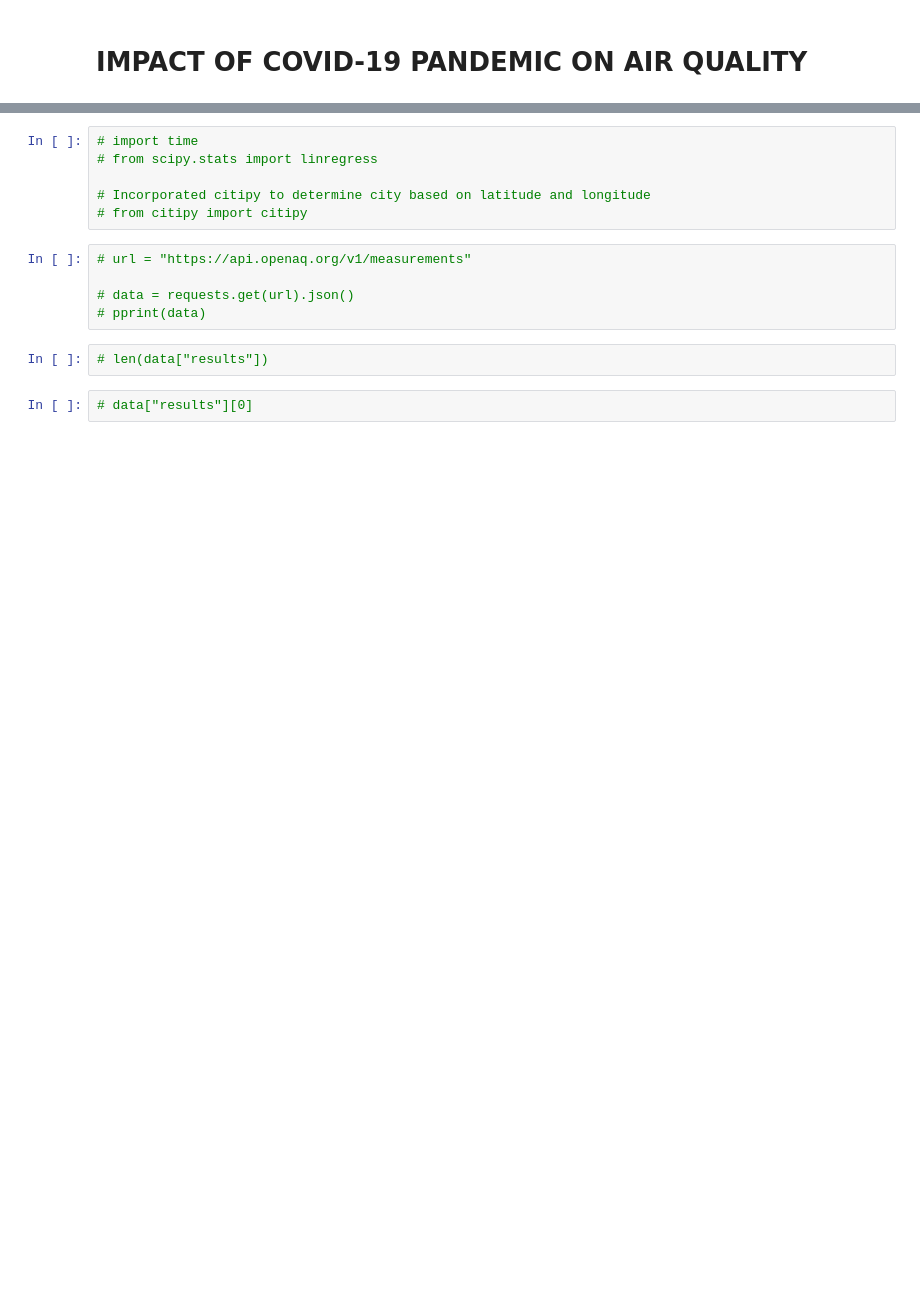
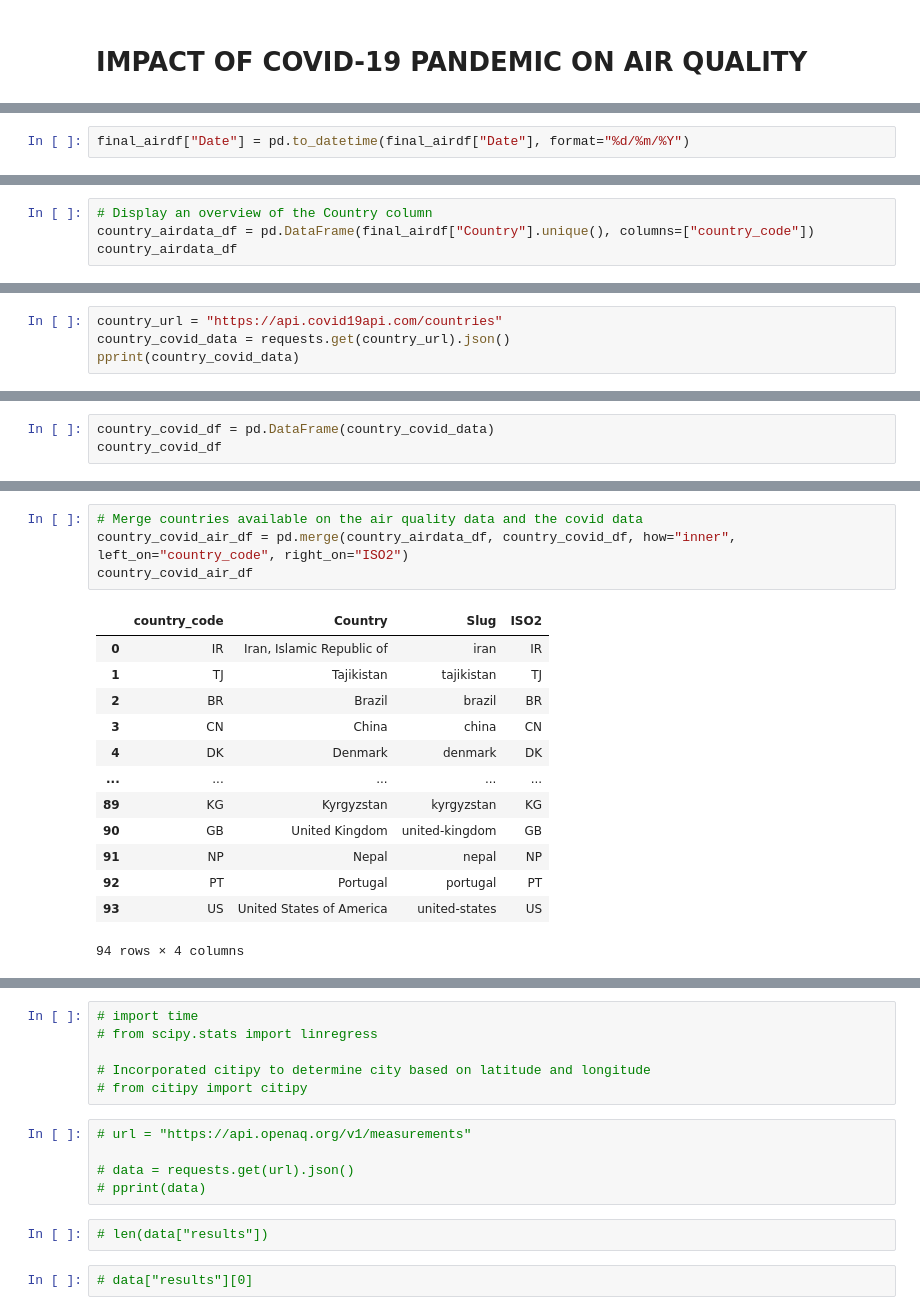
Before and after one commit to poojaisabelle/Project-One, a Jupyter notebook: data_exploration_cleanup_TRACEY.ipynb, the cells around one changed output, grey strips where cells are left out. Saved outputs shown, nothing was run; the diff lists cells and outputs as text; blank space fills up the shorter version.

Commit message:
Got the air and covid data. Cleaned up. Exported to 2 csv file

```diff
--- a/data_exploration_cleanup_TRACEY.ipynb
+++ b/data_exploration_cleanup_TRACEY.ipynb
@@ -4,0 +150,2 @@
+# %%
+final_airdf["Date"] = pd.to_datetime(final_airdf["Date"], format="%d/%m/%Y")
@@ -4,0 +181,4 @@
+# %%
+# Display an overview of the Country column
+country_airdata_df = pd.DataFrame(final_airdf["Country"].unique(), columns=["country_code"])
+country_airdata_df
@@ -4,0 +262,4 @@
+# %%
+country_url = "https://api.covid19api.com/countries"
+country_covid_data = requests.get(country_url).json()
+pprint(country_covid_data)
@@ -4,0 +284,3 @@
+# %%
+country_covid_df = pd.DataFrame(country_covid_data)
+country_covid_df
@@ -4,0 +301,18 @@
+# %%
+# Merge countries available on the air quality data and the covid data
+country_covid_air_df = pd.merge(country_airdata_df, country_covid_df, how="inner", left_on="country_code", right_on="ISO2")
+country_covid_air_df
+# %% [output]
+|  | country_code | Country | Slug | ISO2 |
+| 0 | IR | Iran, Islamic Republic of | iran | IR |
+| 1 | TJ | Tajikistan | tajikistan | TJ |
+| 2 | BR | Brazil | brazil | BR |
+| 3 | CN | China | china | CN |
+| 4 | DK | Denmark | denmark | DK |
+| ... | ... | ... | ... | ... |
+| 89 | KG | Kyrgyzstan | kyrgyzstan | KG |
+| 90 | GB | United Kingdom | united-kingdom | GB |
+| 91 | NP | Nepal | nepal | NP |
+| 92 | PT | Portugal | portugal | PT |
+| 93 | US | United States of America | united-states | US |
+94 rows × 4 columns
```
Also changed, not shown: parts of 65 cells of this notebook, 6 other files.
